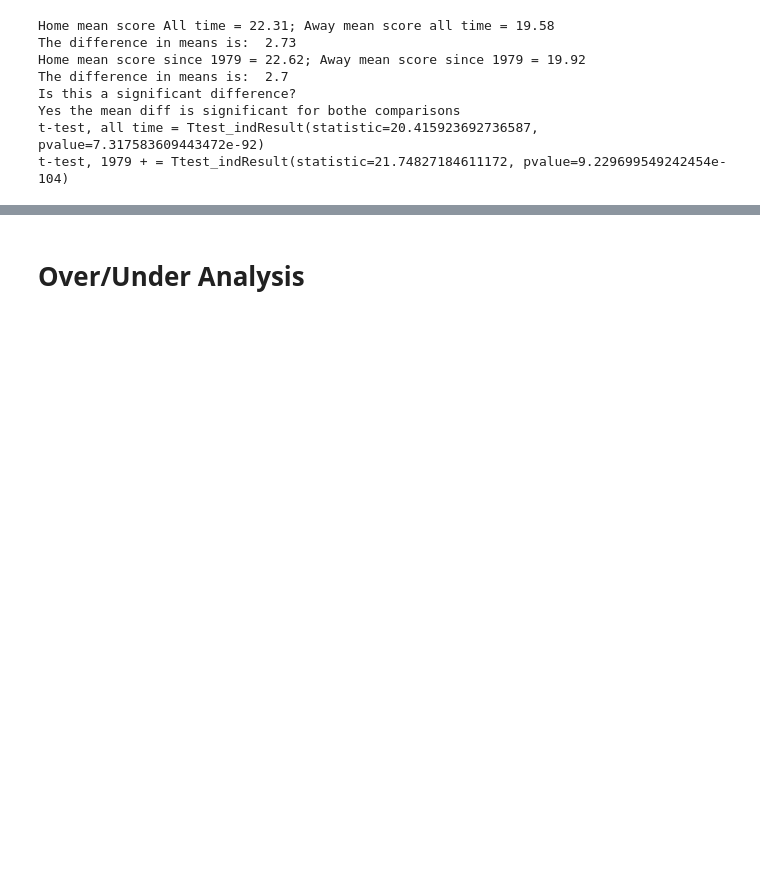
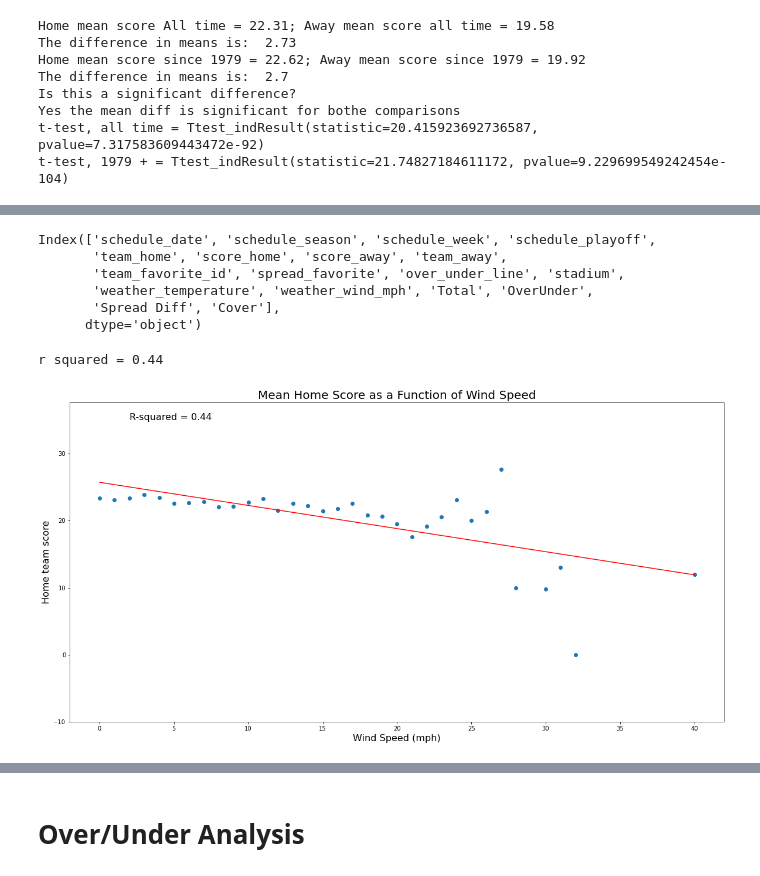
Before and after one commit to KenSaville/NFL-Betting-Analysis, a Jupyter notebook: NFL_betting.ipynb, the cells around one changed output, grey strips where cells are left out. Saved outputs shown, nothing was run; the diff lists cells and outputs as text; code cells hidden in the pictures; blank space fills up the shorter version.

Commit message:
added wind speed figs
These seems to show a significant effect

glad I remembered to rerun them

```diff
--- a/NFL_betting.ipynb
+++ b/NFL_betting.ipynb
@@ -348,0 +351,34 @@ Text(0.5, 69.0, 'Temperature (F)')
+# %%
+nfl_1979.columns
+# %% [output]
+Index(['schedule_date', 'schedule_season', 'schedule_week', 'schedule_playoff',
+       'team_home', 'score_home', 'score_away', 'team_away',
+       'team_favorite_id', 'spread_favorite', 'over_under_line', 'stadium',
+       'weather_temperature', 'weather_wind_mph', 'Total', 'OverUnder',
+       'Spread Diff', 'Cover'],
+      dtype='object')
+# %%
+#group by temp to see affect on scoring
+gby_wind = nfl_1979.groupby(['weather_wind_mph'])
+
+scores_home_wind_df = gby_wind['score_home'].mean()
+scores_away_wind_df = gby_wind['score_away'].mean()
+scores_total_wind_df = gby_wind['Total'].mean()
+
+scores_home_wind_df = scores_home_wind_df.reset_index()
+scores_away_wind_df = scores_away_wind_df.reset_index()
+scores_total_wind_df = scores_total_wind_df.reset_index()
+
+#scores_total_wind_df.columns
+
+make_scatter_plot(scores_home_wind_df, 'weather_wind_mph', 'score_home')
+plt.title('Mean Home Score as a Function of Wind Speed', fontsize = 20)
+plt.ylabel('Home team score', fontsize = 16)
+plt.xlabel('Wind Speed (mph)', fontsize = 16)
+
+plt.text(2, 35, 'R-squared = 0.44', fontsize = 16)
+
+plt.savefig('Home_scores_wind.png')
+# %% [output]
+r squared = 0.44
+[figure, added]
```
Also changed, not shown: parts of 6 cells of this notebook, 12 other files.
